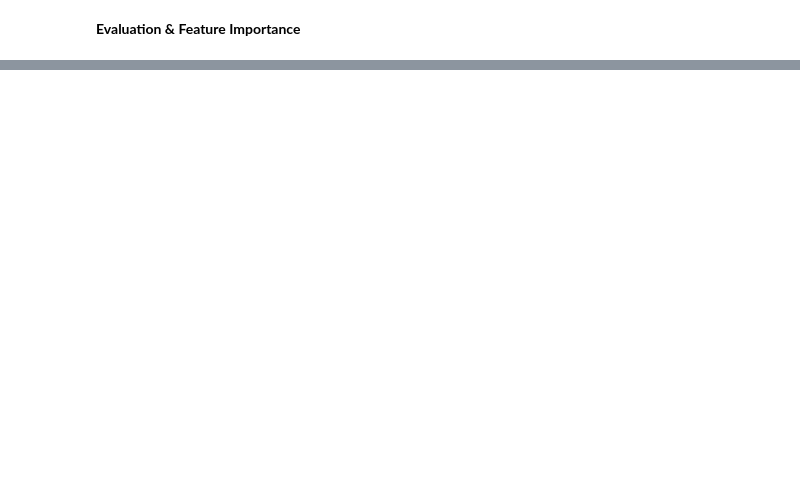
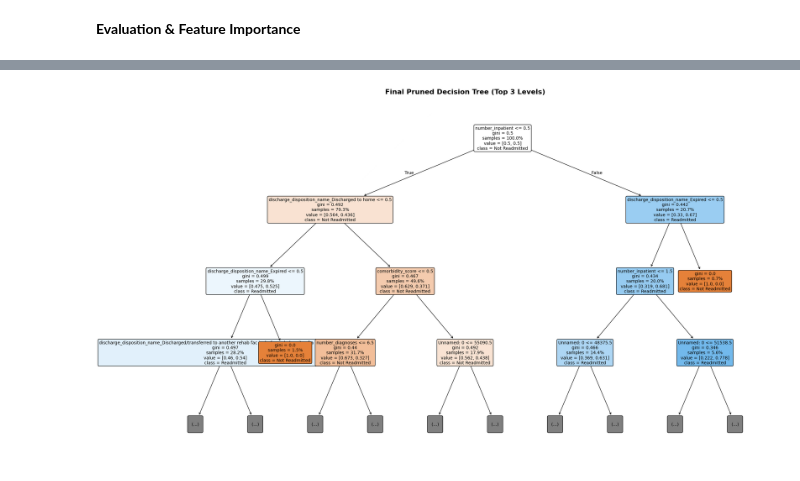
Before and after one commit to y171a/IT5006_EDA_Dashboard, a Jupyter notebook: Decision_Tree_Model.ipynb, the cells around one changed output, grey strips where cells are left out. Saved outputs shown, nothing was run; the diff lists cells and outputs as text; code cells hidden in the pictures; blank space fills up the shorter version.

Commit message:
updated decision tree model based on lecture slides contents

```diff
--- a/Decision_Tree_Model.ipynb
+++ b/Decision_Tree_Model.ipynb
@@ -77,0 +230,24 @@ Decision Tree Model Training Complete.
+# %%
+param_grid = {
+    'max_depth': [3, 5, 7, 10],
+    'min_samples_split': [5, 10, 20],
+    'min_samples_leaf': [2, 4, 8],
+    'criterion': ['gini', 'entropy'],
+    'ccp_alpha': [0, best_alpha/2, best_alpha, best_alpha*2]
+}
+
+grid_search = GridSearchCV(
+    DecisionTreeClassifier(random_state=42, class_weight='balanced'),
+    param_grid,
+    cv=5,
+    scoring='roc_auc',
+    n_jobs=-1,
+    verbose=0
+)
+
+grid_search.fit(X_train, y_train)
+
+print(f"✓ Best Parameters: {grid_search.best_params_}")
+print(f"✓ Best CV ROC-AUC: {grid_search.best_score_:.4f}\n")
+
+best_dt = grid_search.best_estimator_
@@ -123 +328,17 @@ dtype: float64
+# %%
+fig1 = plt.figure(figsize=(25, 15))
+plot_tree(
+    best_dt,
+    filled=True,
+    feature_names=X.columns,
+    class_names=["Not Readmitted", "Readmitted"],
+    rounded=True,
+    fontsize=10,
+    max_depth=3,
+    proportion=True
+)
+plt.title('Final Pruned Decision Tree (Top 3 Levels)', fontsize=16, fontweight='bold', pad=20)
+plt.show()
+# %% [output]
+[figure, added]
 # %%
```
Also changed, not shown: parts of 16 cells of this notebook.
